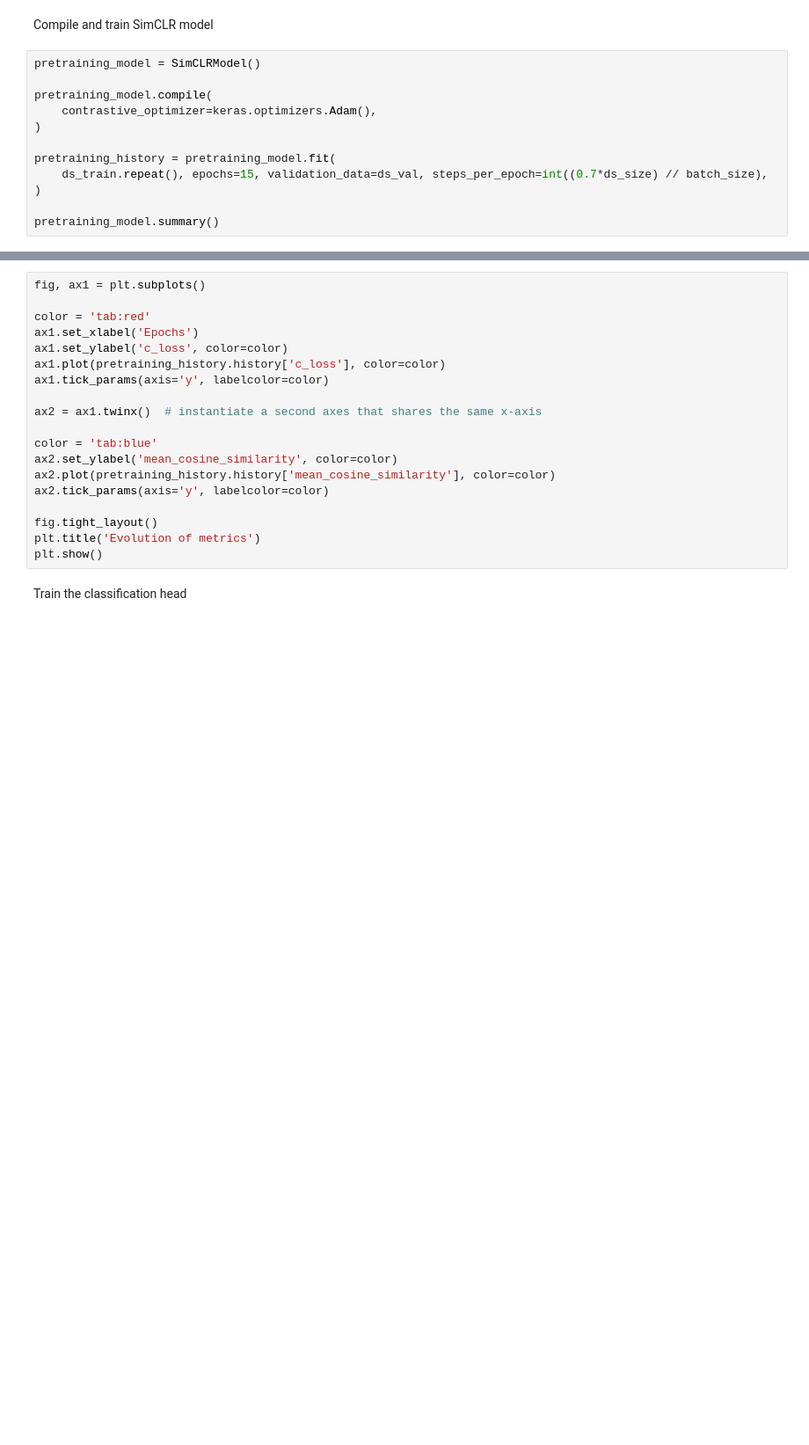
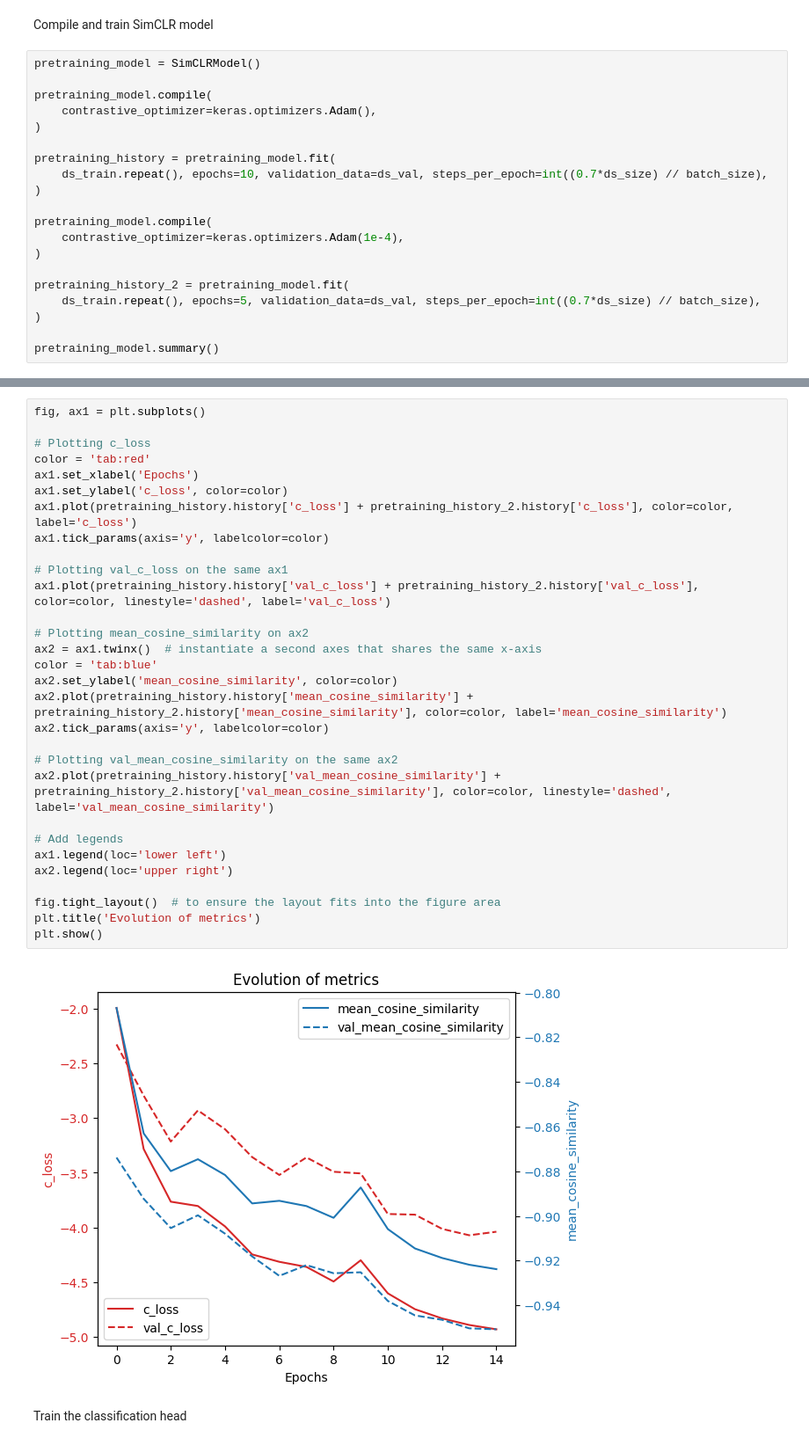
Before and after one commit to yanncalec/dpmhm, a Jupyter notebook: notebooks/models/SimCLR.ipynb, the cells around one changed output, grey strips where cells are left out. Shown at 88% size. Drawn from its saved outputs; the diff is of its cells as text; blank space fills up the shorter version.

```diff
--- a/notebooks/models/SimCLR.ipynb
+++ b/notebooks/models/SimCLR.ipynb
@@ -349,7 +384,15 @@ pretraining_model.compile(
 )
 
 pretraining_history = pretraining_model.fit(
-    ds_train.repeat(), epochs=15, validation_data=ds_val, steps_per_epoch=int((0.7*ds_size) // batch_size),
+    ds_train.repeat(), epochs=10, validation_data=ds_val, steps_per_epoch=int((0.7*ds_size) // batch_size),
+)
+
+pretraining_model.compile(
+    contrastive_optimizer=keras.optimizers.Adam(1e-4),
+)
+
+pretraining_history_2 = pretraining_model.fit(
+    ds_train.repeat(), epochs=5, validation_data=ds_val, steps_per_epoch=int((0.7*ds_size) // batch_size),
 )
 
 pretraining_model.summary()
@@ -356,22 +415,35 @@ pretraining_model.summary()
 # %%
 fig, ax1 = plt.subplots()
 
+# Plotting c_loss
 color = 'tab:red'
 ax1.set_xlabel('Epochs')
 ax1.set_ylabel('c_loss', color=color)
-ax1.plot(pretraining_history.history['c_loss'], color=color)
+ax1.plot(pretraining_history.history['c_loss'] + pretraining_history_2.history['c_loss'], color=color, label='c_loss')
 ax1.tick_params(axis='y', labelcolor=color)
 
+# Plotting val_c_loss on the same ax1
+ax1.plot(pretraining_history.history['val_c_loss'] + pretraining_history_2.history['val_c_loss'], color=color, linestyle='dashed', label='val_c_loss')
+
+# Plotting mean_cosine_similarity on ax2
 ax2 = ax1.twinx()  # instantiate a second axes that shares the same x-axis
-
 color = 'tab:blue'
 ax2.set_ylabel('mean_cosine_similarity', color=color)
-ax2.plot(pretraining_history.history['mean_cosine_similarity'], color=color)
+ax2.plot(pretraining_history.history['mean_cosine_similarity'] + pretraining_history_2.history['mean_cosine_similarity'], color=color, label='mean_cosine_similarity')
 ax2.tick_params(axis='y', labelcolor=color)
 
-fig.tight_layout()
+# Plotting val_mean_cosine_similarity on the same ax2
+ax2.plot(pretraining_history.history['val_mean_cosine_similarity'] + pretraining_history_2.history['val_mean_cosine_similarity'], color=color, linestyle='dashed', label='val_mean_cosine_similarity')
+
+# Add legends
+ax1.legend(loc='lower left')
+ax2.legend(loc='upper right')
+
+fig.tight_layout()  # to ensure the layout fits into the figure area
 plt.title('Evolution of metrics')
 plt.show()
+# %% [output]
+[figure, added]
 # %% [markdown]
 Train the classification head
 # %%
```
Also changed, not shown: parts of 6 cells of this notebook.
